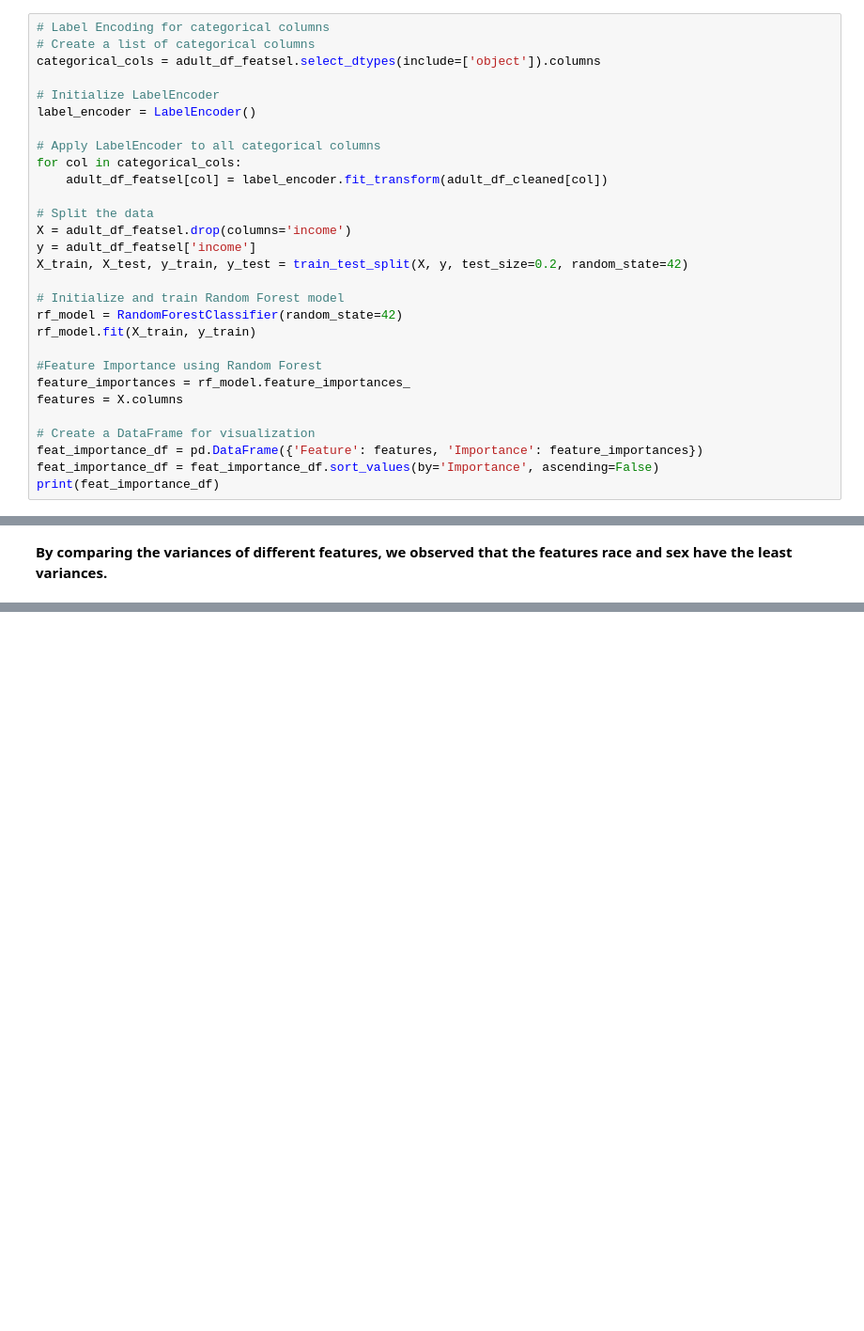
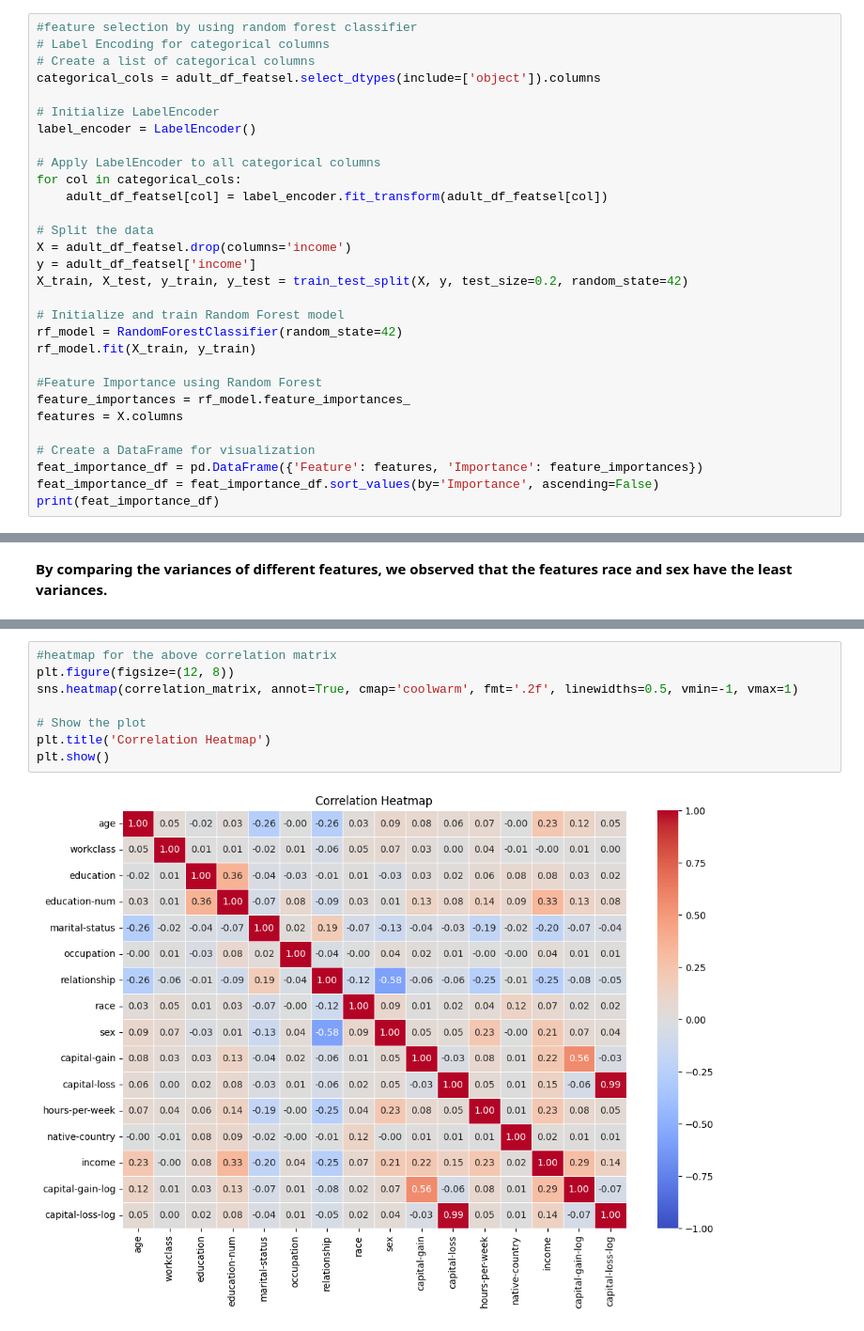
Before and after one commit to kmkri/ML_Assignments, a Jupyter notebook: ML_Assignments_Team2Final.ipynb, the cells around one changed output, grey strips where cells are left out. Shown at 94% size. Drawn from its saved outputs; the diff is of its cells as text; blank space fills up the shorter version.

```diff
--- a/ML_Assignments_Team2Final.ipynb
+++ b/ML_Assignments_Team2Final.ipynb
@@ -1581,4 +1602,5 @@ adult_df_featsel
 # %%
+#feature selection by using random forest classifier
 # Label Encoding for categorical columns
 # Create a list of categorical columns
 categorical_cols = adult_df_featsel.select_dtypes(include=['object']).columns
@@ -1588,7 +1610,7 @@ label_encoder = LabelEncoder()
 
 # Apply LabelEncoder to all categorical columns
 for col in categorical_cols:
-    adult_df_featsel[col] = label_encoder.fit_transform(adult_df_cleaned[col])
+    adult_df_featsel[col] = label_encoder.fit_transform(adult_df_featsel[col])
 
 # Split the data
 X = adult_df_featsel.drop(columns='income')
@@ -1675,3 +1697,13 @@ workclass          -0.000569
 marital-status     -0.199072
 relationship       -0.253214
 Name: income, dtype: float64
+# %%
+#heatmap for the above correlation matrix
+plt.figure(figsize=(12, 8))
+sns.heatmap(correlation_matrix, annot=True, cmap='coolwarm', fmt='.2f', linewidths=0.5, vmin=-1, vmax=1)
+
+# Show the plot
+plt.title('Correlation Heatmap')
+plt.show()
+# %% [output]
+[figure, added]
```
Also changed, not shown: parts of 24 cells of this notebook.
